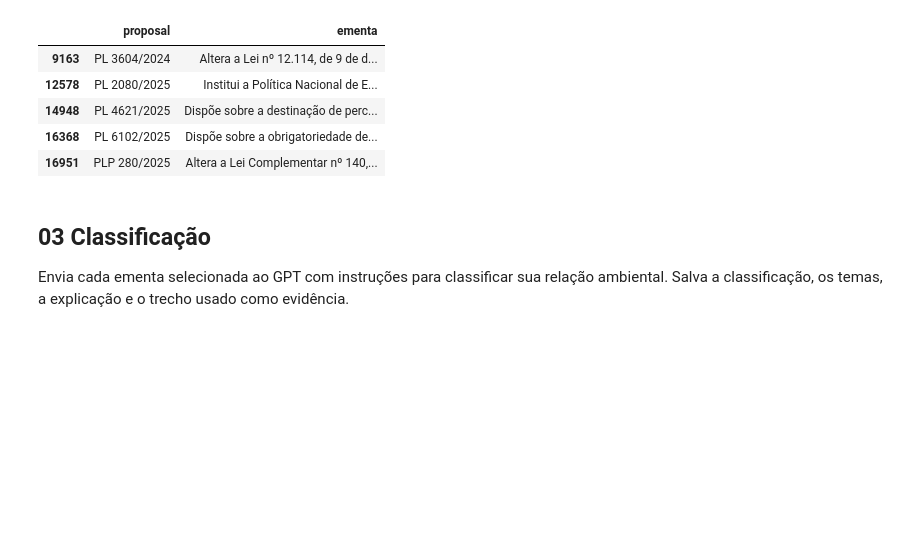
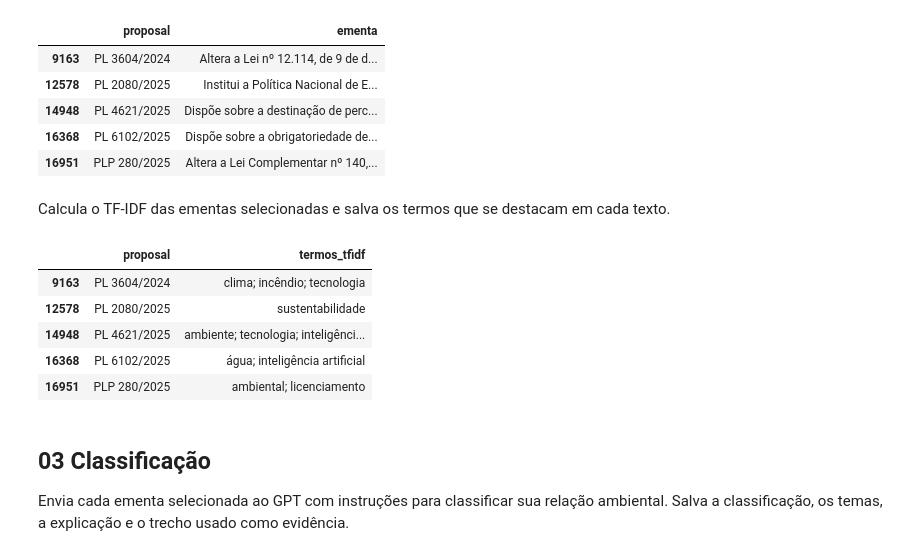
Before and after one commit to charlesluizmendes/NetLab, a Jupyter notebook: src/proposicoes.ipynb, the cells around one changed output. Saved outputs shown, nothing was run; the diff lists cells and outputs as text; code cells hidden in the pictures; blank space fills up the shorter version.

```diff
--- a/src/proposicoes.ipynb
+++ b/src/proposicoes.ipynb
@@ -194,6 +190,37 @@ display(candidates[["proposal", "ementa"]])
 | 14948 | PL 4621/2025 | Dispõe sobre a destinação de perc... |
 | 16368 | PL 6102/2025 | Dispõe sobre a obrigatoriedade de... |
 | 16951 | PLP 280/2025 | Altera a Lei Complementar nº 140,... |
+# %% [markdown]
+Calcula o TF-IDF das ementas selecionadas e salva os termos que se destacam em cada texto.
+# %%
+# Define os termos de tecnologia e meio ambiente analisados.
+termos_do_tema = ["inteligência artificial", "data center", "datacenter", "infraestrutura digital", "computação em nuvem", "água", "hídrica", "energia", "elétrica", "carbono", "clima", "resíduo", "ambiental", "ambiente", "sustentabilidade", "licenciamento", "incêndio", "tecnologia"]
+# Prepara o cálculo TF-IDF.
+vectorizer = TfidfVectorizer(vocabulary={termo: i for i, termo in enumerate(termos_do_tema)}, ngram_range=(1, 3))
+# Calcula a importância dos termos.
+matrix = vectorizer.fit_transform(candidates["ementa"].fillna(""))
+# Organiza os pesos por proposição e termo.
+pesos = pd.DataFrame(matrix.toarray(), columns=vectorizer.get_feature_names_out(), index=candidates.index)
+# Identifica até três termos com maior peso em cada proposição.
+candidates["termos_tfidf"] = pesos.apply(lambda linha: "; ".join(linha[linha > 0].nlargest(3).index), axis=1).to_numpy()
+# Adiciona os pesos à tabela das ementas.
+pesos.columns = ["tfidf_" + termo.replace(" ", "_") for termo in pesos.columns]
+# Junta os dados e os pesos em uma única tabela.
+candidates = pd.concat([candidates, pesos], axis=1)
+# Mostra os termos de cada proposição para conferência.
+display(candidates[["proposal", "termos_tfidf"]])
+
+# Cria a pasta desta etapa.
+STAGES.joinpath("02_limpeza").mkdir(parents=True, exist_ok=True)
+# Salva as ementas, os principais termos e os pesos em um único arquivo.
+candidates.to_csv(STAGES / "02_limpeza" / "candidatos_tfidf.csv", index=False, encoding="utf-8-sig")
+# %% [output]
+|  | proposal | termos_tfidf |
+| 9163 | PL 3604/2024 | clima; incêndio; tecnologia |
+| 12578 | PL 2080/2025 | sustentabilidade |
+| 14948 | PL 4621/2025 | ambiente; tecnologia; inteligênci... |
+| 16368 | PL 6102/2025 | água; inteligência artificial |
+| 16951 | PLP 280/2025 | ambiental; licenciamento |
 # %% [markdown]
 ## 03 Classificação
 Envia cada ementa selecionada ao GPT com instruções para classificar sua relação ambiental. Salva a classificação, os temas, a explicação e o trecho usado como evidência.
```
Also changed, not shown: parts of 8 cells of this notebook, 9 other files.
